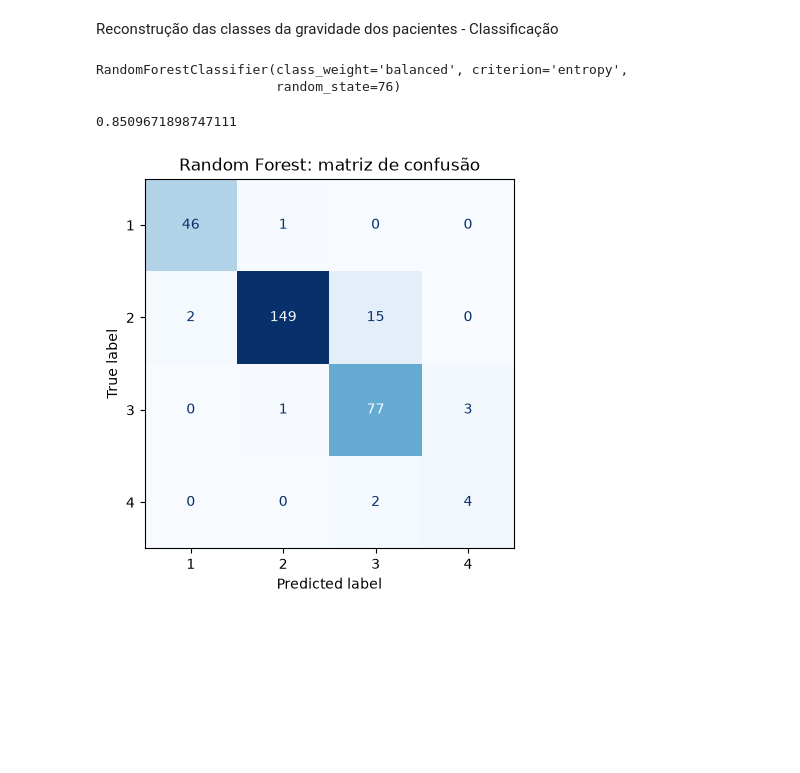
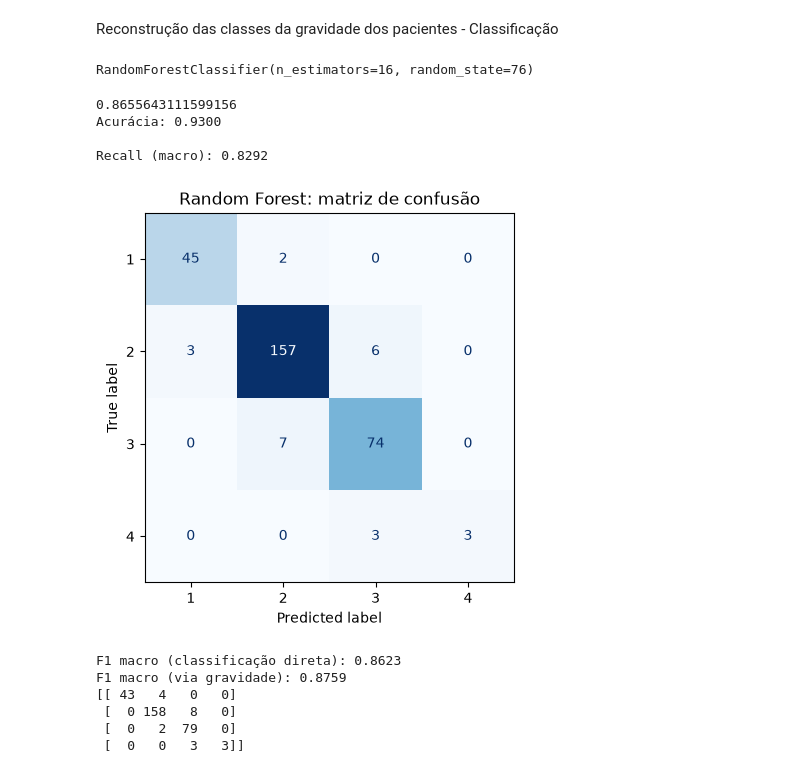
Before and after one commit to maria-exe/machine-learning, a Jupyter notebook: random-forest.ipynb, the cells around one changed output. Saved outputs shown, nothing was run; the diff lists cells and outputs as text; code cells hidden in the pictures; blank space fills up the shorter version.

```diff
--- a/random-forest.ipynb
+++ b/random-forest.ipynb
@@ -96,6 +95,11 @@ df_label.columns
 Index(['id', 'qPA', 'pulso', 'resp', 'gravidade', 'rotulo_saida'], dtype='object')
 # %%
 X = df_label[['qPA', 'pulso', 'resp']]
-y = df_label["gravidade"] # variavel de interesse
+y = df_label["gravidade"]
+classi_y = df_label["rotulo_saida"]
 
-X_treino, X_teste, y_treino, y_teste = train_test_split(X, y, test_size=0.2, random_state=SEED)
+X_treino, X_teste, y_treino, y_teste, classi_y_treino, classi_y_teste = train_test_split(
+    X, y, classi_y, test_size=0.2, random_state=SEED, stratify=classi_y
+)
+
+print(classi_y_teste.value_counts().sort_index())
@@ -102,7 +113,6 @@ X_treino, X_teste, y_treino, y_teste = train_test_split(X, y, test_size=0.2, ran
 # %%
 model = RandomForestRegressor(
-    n_estimators=100,
-    max_depth=10,
+    n_estimators=256,
     n_jobs=-1,
     random_state=SEED
     )
@@ -124,32 +137,49 @@ RMSE Score: 2.4181
 # %% [markdown]
 Reconstrução das classes da gravidade dos pacientes - Classificação
-# %%
-# X e o mesmo que a regressão
-classi_y = df_label["rotulo_saida"]
-X_treino, X_teste, y_treino, y_teste = train_test_split(X, classi_y, test_size=0.2, random_state=SEED, stratify=classi_y)
 # %%
 classficador = RandomForestClassifier(
-    criterion="entropy",
+    criterion="gini",
     random_state=SEED,
-    class_weight="balanced"
+    n_estimators=16 # troca valores de arvores aqui
 )
-classficador.fit(X_treino, y_treino)
+classficador.fit(X_treino, classi_y_treino)
 # %% [output]
-RandomForestClassifier(class_weight='balanced', criterion='entropy',
-                       random_state=76)
+RandomForestClassifier(n_estimators=16, random_state=76)
 # %%
 resul = classficador.predict(X_teste)
 # %%
-f1_macro = f1_score(y_teste, resul, average='macro')
+f1_macro = f1_score(classi_y_teste, resul, average='macro')
 print(f1_macro)
+
+acc = accuracy_score(classi_y_teste, resul)
+print(f"Acurácia: {acc:.4f}\n")
+
+rec_macro = recall_score(classi_y_teste, resul, average="macro")
+print(f"Recall (macro): {rec_macro:.4f}\n")
 # %% [output]
-0.8509671898747111
+0.8655643111599156
+Acurácia: 0.9300
+
+Recall (macro): 0.8292
 # %%
 ConfusionMatrixDisplay.from_predictions(
-    y_teste, resul, labels=[1, 2, 3, 4],
+    classi_y_teste, resul, labels=[1, 2, 3, 4],
     cmap='Blues', colorbar=False
 )
 plt.title('Random Forest: matriz de confusão')
 plt.show()
 # %% [output]
-[figure, old version]
+[figure, new version]
+# %%
+resul_via_g = np.digitize(y_pred, bins=[25, 50, 75]) + 1
+
+print("F1 macro (classificação direta):", round(f1_score(classi_y_teste, resul, average='macro'), 4))
+print("F1 macro (via gravidade):", round(f1_score(classi_y_teste, resul_via_g, average='macro'), 4))
+print(confusion_matrix(classi_y_teste, resul_via_g, labels=[1, 2, 3, 4]))
+# %% [output]
+F1 macro (classificação direta): 0.8623
+F1 macro (via gravidade): 0.8759
+[[ 43   4   0   0]
+ [  0 158   8   0]
+ [  0   2  79   0]
+ [  0   0   3   3]]
```
Also changed, not shown: parts of 7 cells of this notebook, 1 other file.
